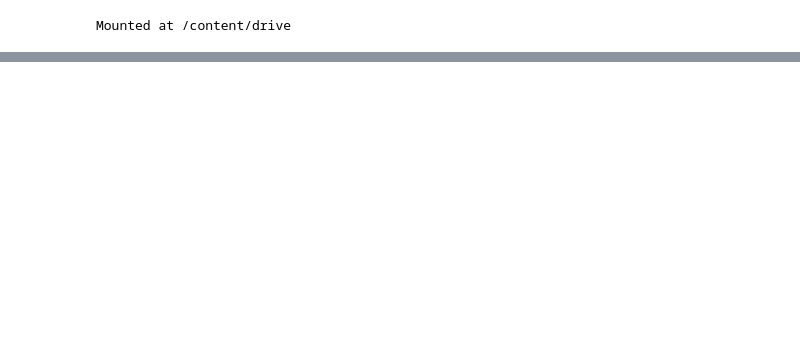
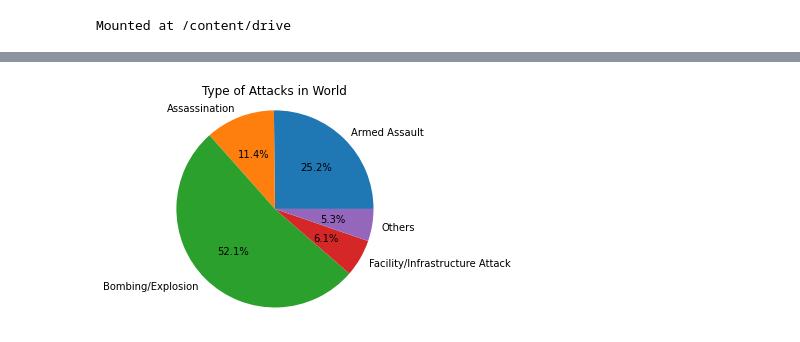
Before and after one commit to ayushjn1995/global_terrorism, a Jupyter notebook: CH_Time_Global_Terrorism_Analysis_Capstone_Project.ipynb, the cells around one changed output, grey strips where cells are left out. Saved outputs shown, nothing was run; the diff lists cells and outputs as text; code cells hidden in the pictures; blank space fills up the shorter version.

```diff
--- a/CH_Time_Global_Terrorism_Analysis_Capstone_Project.ipynb
+++ b/CH_Time_Global_Terrorism_Analysis_Capstone_Project.ipynb
@@ -48,0 +43,4 @@ df.shape
+# %%
+sub_df = df[['eventid','iyear','country_txt','region_txt','provstate','city','attacktype1_txt','targtype1_txt','nkill','weapdetail','nwound','gname']]
+sub_df.rename(columns = {'eventid':'id','iyear':'year','country_txt':'country','provstate':'state','region_txt':'region','attacktype1_txt':'attack_type','targtype1_txt':'target_type','nkill':'total_kills','nwound':'total_wounds','gname':'terrorist_group'},inplace=True)
+sub_df.head(2)
@@ -48,0 +55,11 @@ df.shape
+# %%
+sub_df["attack_type"] =sub_df['attack_type'].apply(lambda x: x if x in ['Assassination', 'Hostage Taking (Kidnapping)','Bombing/Explosion', 'Facility/Infrastructure Attack', 'Armed Assault', 'Hijacking','Unarmed Assault', 'Hostage Taking (Barricade Incident)'] else 'Others')
+g = sub_df.groupby("attack_type").size().reset_index(name="count")
+hostage_count = g.loc[5,"count"] + g.loc[6,"count"]
+
+# g = g.append(k, ignore_index = True)
+
+g.loc[7,"count"] = g.loc[7,"count"] + g.loc[4,"count"] + g.loc[8,"count"]
+g = g.drop([4,5,6,8])
+g.reset_index(inplace = True)
+g
@@ -48,0 +78,9 @@ df.shape
+# %%
+
+my_labels = ["Armed Assault",	"Assassination",	"Bombing/Explosion",	"Facility/Infrastructure Attack","Others"]
+plt.pie(g["count"],labels=my_labels,autopct='%1.1f%%')
+plt.title('Type of Attacks in World')
+plt.axis('equal')
+plt.show()
+# %% [output]
+[figure, added]
```
Also changed, not shown: parts of 10 cells of this notebook.
